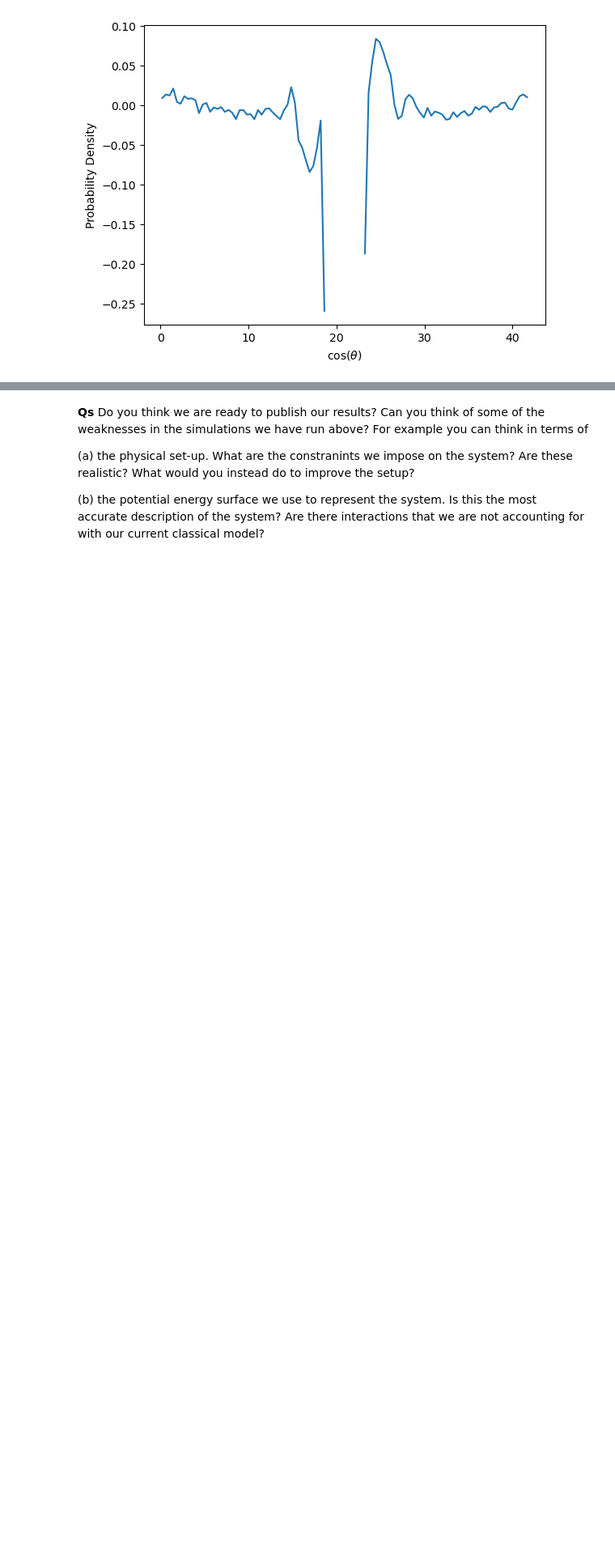
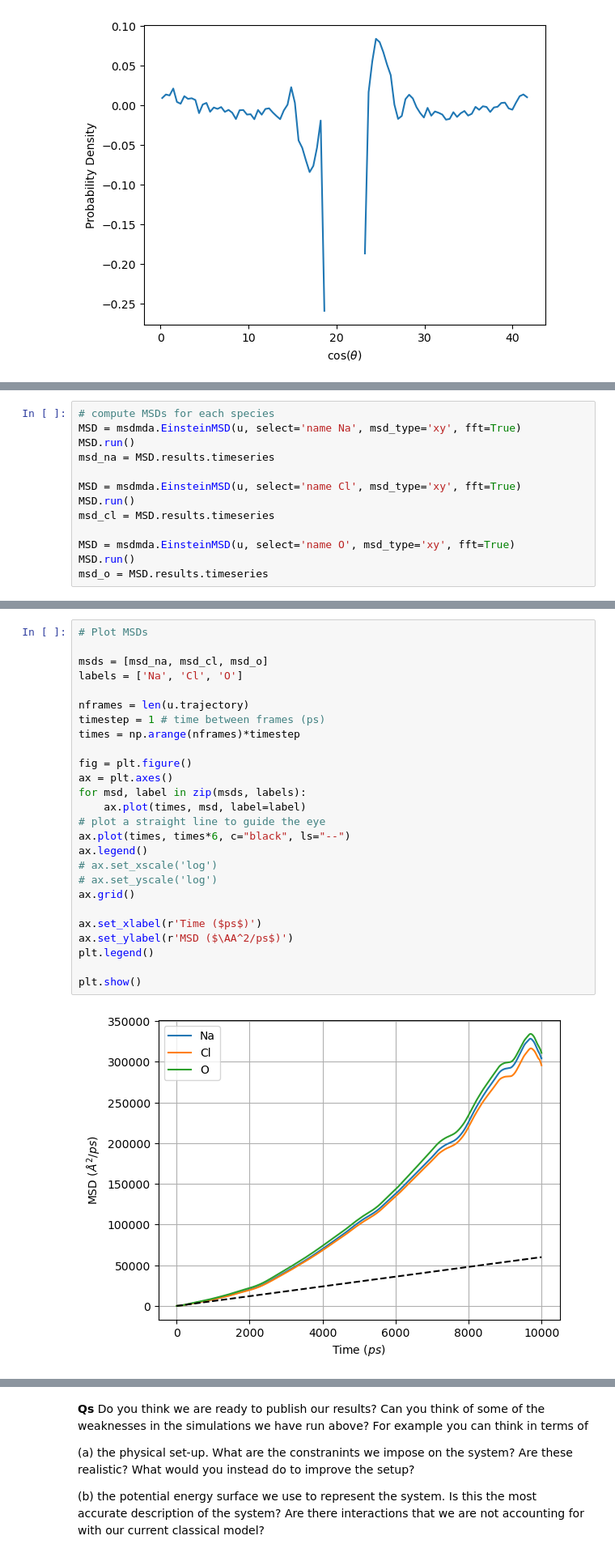
Before and after one commit to niamhon/MD-Practical, a Jupyter notebook: 02_LAMMPS-electrolyte/analysis/trajectory-analysis.ipynb, the cells around one changed output, grey strips where cells are left out. Shown: that part at 81% size. Drawn from its saved outputs; the diff is of its cells as text; blank space fills up the shorter version.

```diff
--- a/02_LAMMPS-electrolyte/analysis/trajectory-analysis.ipynb
+++ b/02_LAMMPS-electrolyte/analysis/trajectory-analysis.ipynb
@@ -222,0 +318,13 @@ plt.show()
+# %%
+# compute MSDs for each species
+MSD = msdmda.EinsteinMSD(u, select='name Na', msd_type='xy', fft=True)
+MSD.run()
+msd_na = MSD.results.timeseries
+
+MSD = msdmda.EinsteinMSD(u, select='name Cl', msd_type='xy', fft=True)
+MSD.run()
+msd_cl = MSD.results.timeseries
+
+MSD = msdmda.EinsteinMSD(u, select='name O', msd_type='xy', fft=True)
+MSD.run()
+msd_o = MSD.results.timeseries
@@ -222,0 +336,28 @@ plt.show()
+# %%
+# Plot MSDs
+
+msds = [msd_na, msd_cl, msd_o]
+labels = ['Na', 'Cl', 'O']
+
+nframes = len(u.trajectory)
+timestep = 1 # time between frames (ps)
+times = np.arange(nframes)*timestep
+
+fig = plt.figure()
+ax = plt.axes()
+for msd, label in zip(msds, labels):
+    ax.plot(times, msd, label=label)
+# plot a straight line to guide the eye
+ax.plot(times, times*6, c="black", ls="--")
+ax.legend()
+# ax.set_xscale('log')
+# ax.set_yscale('log')
+ax.grid()
+
+ax.set_xlabel(r'Time ($ps$)')
+ax.set_ylabel(r'MSD ($\AA^2/ps$)')
+plt.legend()
+
+plt.show()
+# %% [output]
+[figure, added]
```
Also changed, not shown: parts of 29 cells of this notebook.
